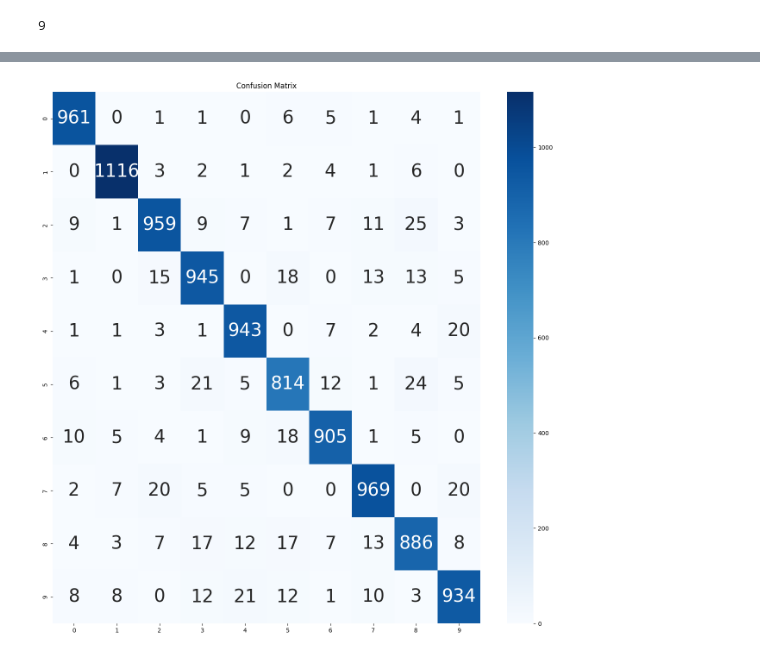
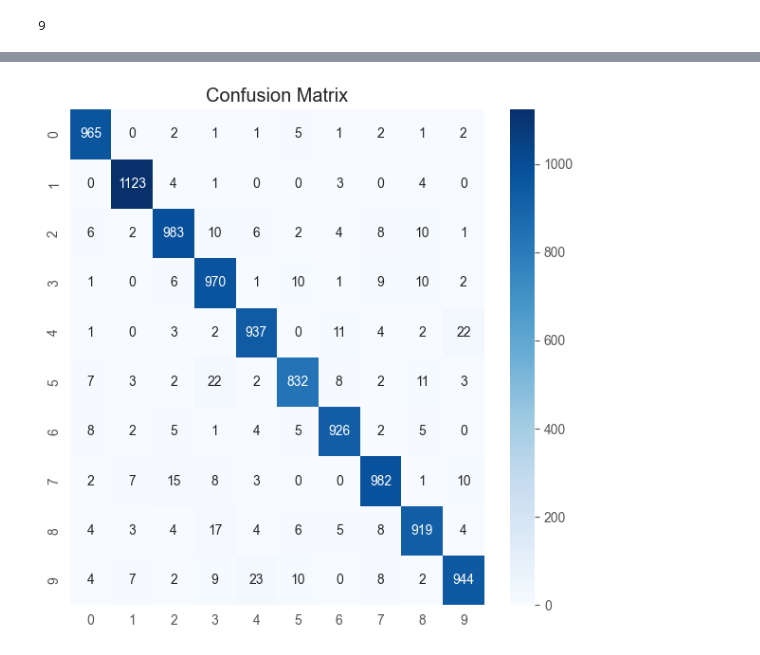
Before and after one commit to iltramont/AI_LAB, a Jupyter notebook: Practical_06.ipynb, the cells around one changed output, grey strips where cells are left out. Cells and saved outputs as stored; diff of their text form; code cells hidden in the pictures.

```diff
--- a/Practical_06.ipynb
+++ b/Practical_06.ipynb
@@ -102,13 +98,13 @@ from tensorflow.keras import Sequential
 from tensorflow.keras.layers import Dense
 
 classifier = Sequential()
-# Hidden Layer (using implict input layer)
+# Hidden Layer (using implicit input layer)
 classifier.add(Dense(32, activation='sigmoid', kernel_initializer='random_normal', input_dim=784, name='HiddenLayer'))
 # Output Layer
 classifier.add(Dense(10, activation='softmax', kernel_initializer='random_normal', name='OutputLayer'))
 
 # Compiling & fitting the neural network
-classifier.compile(optimizer ='adam', loss='binary_crossentropy', metrics =['accuracy'])
+classifier.compile(optimizer ='adam', loss='categorical_crossentropy', metrics =['accuracy'])
 # %% [markdown]
 ### Adam optimization is an extension to Stochastic gradient decent
 
@@ -228,17 +227,16 @@ history.history
 # %%
-plt.figure(figsize=(10,4))
+plt.style.use('ggplot')
+plt.figure(figsize=(14, 6))
 plt.subplot(1,2,1)
 # plt.plot(history.history['loss'])
 plt.plot(np.arange(1,21,1), history.history['loss'])
 plt.xlabel('Epoch')
 plt.ylabel('loss')
 plt.xticks([0,5,10,15,20])
-plt.grid()
 plt.subplot(1,2,2)
 plt.plot(np.arange(1,21,1),history.history['accuracy'])
 plt.xlabel('Epoch')
 plt.ylabel('accuracy')
 plt.xticks([0,5,10,15,20])
 plt.ylim(0,1)
-plt.grid()
 # %% [output]
@@ -250,13 +249,13 @@ y_pred = np.argmax(classifier.predict(x_test), axis=1)
 # %%
 cm = confusion_matrix(y_test,y_pred)
 
-plt.figure(figsize=(16,16))
+plt.figure(figsize=(6, 6), tight_layout=True)
 ax = plt.axes()
-sns.heatmap(cm, annot=True, annot_kws={"size": 30}, fmt='d',cmap="Blues", ax = ax )
+sns.heatmap(cm, annot=True, annot_kws={"size": 10}, fmt='d',cmap="Blues", ax = ax )
 ax.set_title('Confusion Matrix')
 plt.show()
 # %% [output]
-[figure, old version]
+[figure, new version]
 # %%
 Y_test = enc.transform(y_test[:, np.newaxis]).toarray()
 
```
Also changed, not shown: parts of 16 cells of this notebook, 2 other files.
